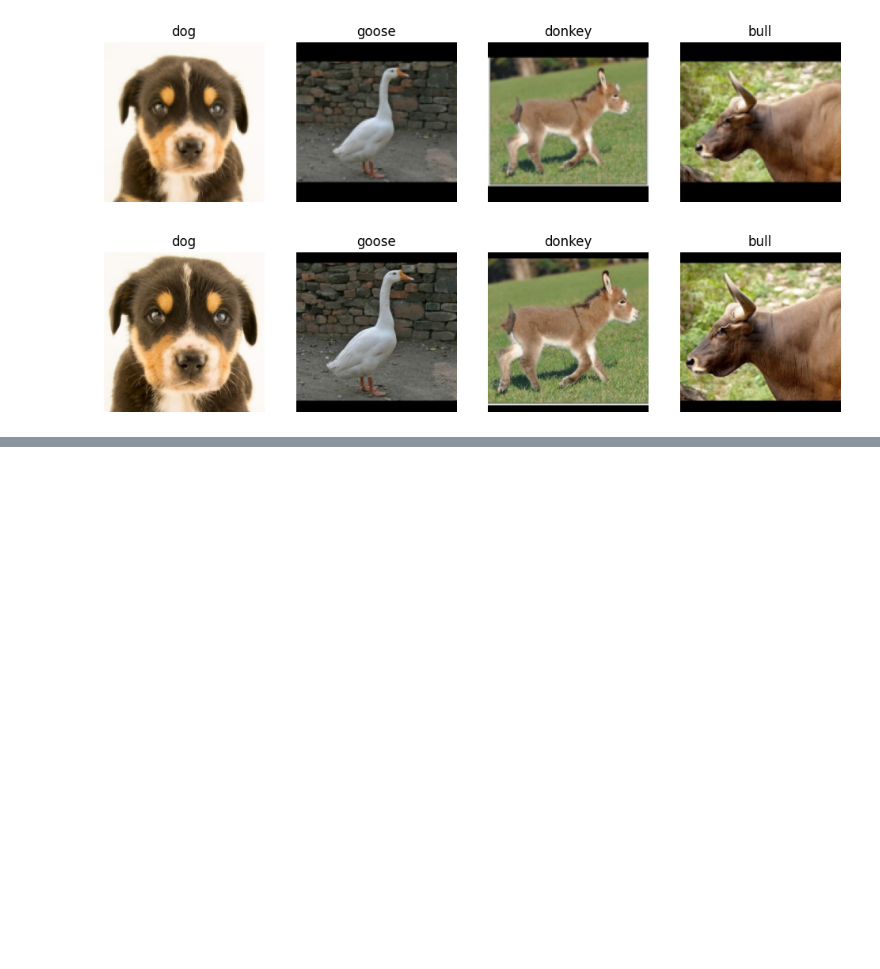
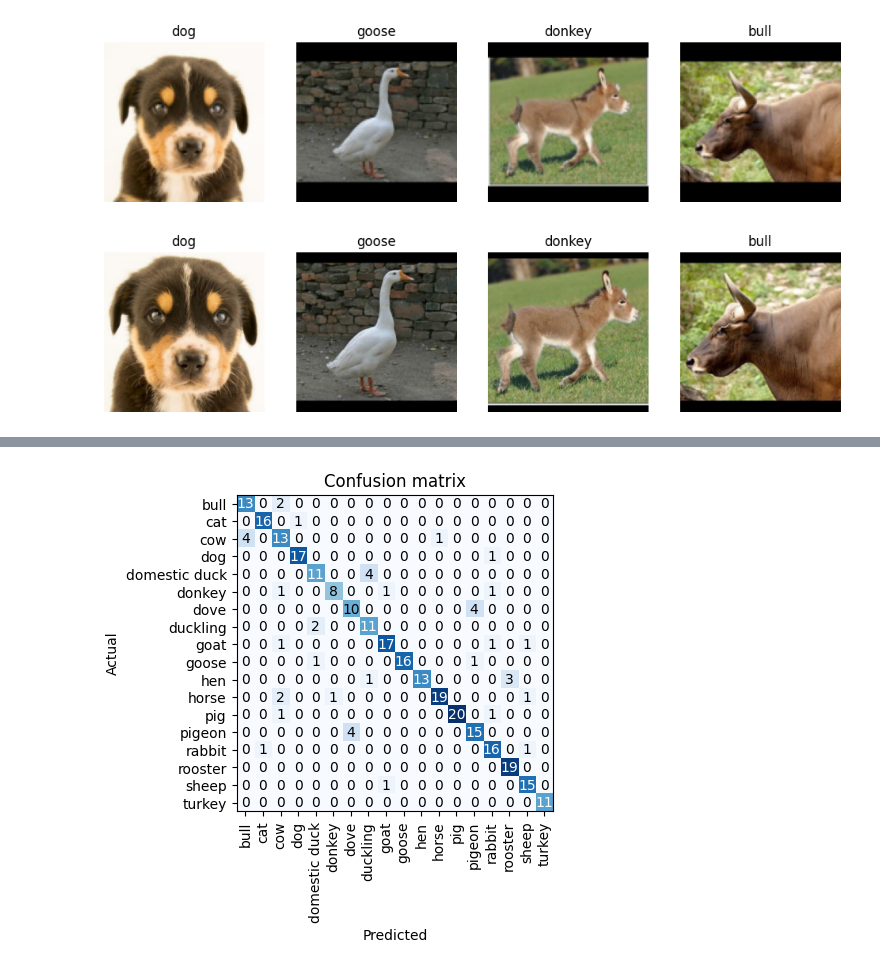
Before and after one commit to izops/ai_animals, a Jupyter notebook: notebook/train_nn.ipynb, the cells around one changed output, grey strips where cells are left out. Cells and saved outputs as stored; diff of their text form; code cells hidden in the pictures; blank space fills up the shorter version.

Commit message:
fine tune initial vision model and evaluate its performance

```diff
--- a/notebook/train_nn.ipynb
+++ b/notebook/train_nn.ipynb
@@ -48,0 +49,5 @@ model.fine_tune(4)
+# %%
+# Evaluate model performance
+conf_matrix = fva.ClassificationInterpretation.from_learner(model)
+conf_matrix.plot_confusion_matrix()
+# %% [output]
@@ -48,0 +56 @@ model.fine_tune(4)
+[figure, added]
```
Also changed, not shown: parts of 2 cells of this notebook.
